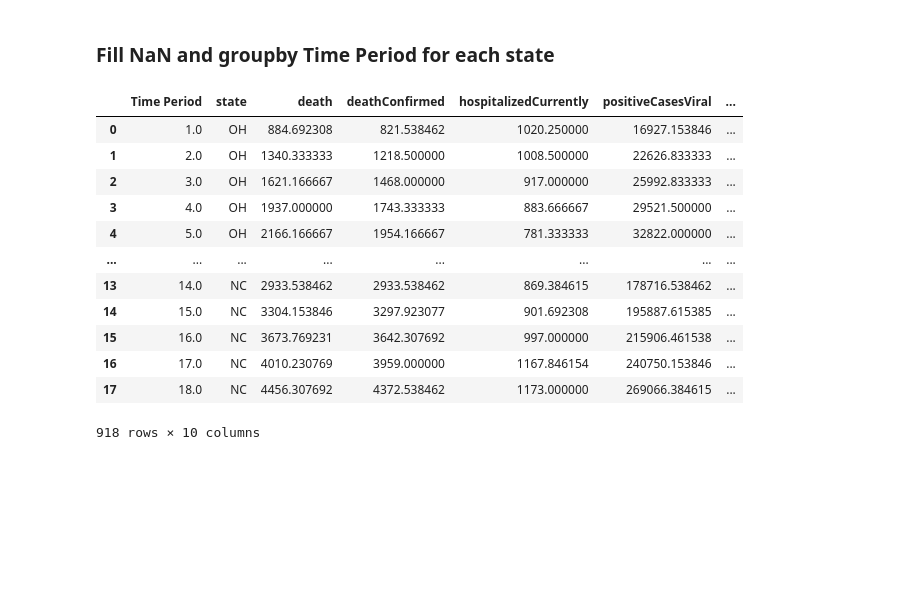
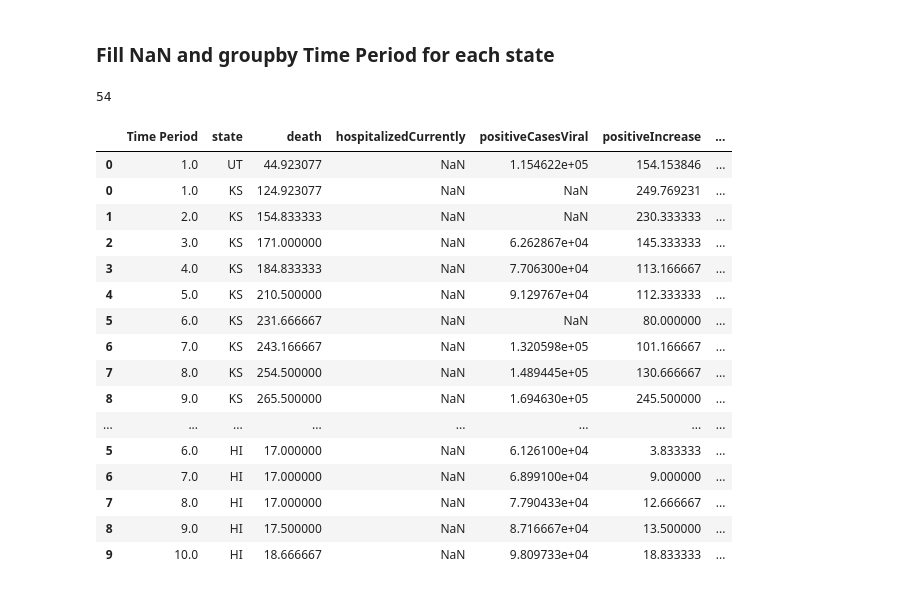
Before and after one commit to sheehy98/CovidMHealth, a Jupyter notebook: clean_data.ipynb, the cells around one changed output. Drawn from its saved outputs; the diff is of its cells as text; code cells hidden in the pictures; blank space fills up the shorter version.

Commit message:
+ Cleaning null values

```diff
--- a/clean_data.ipynb
+++ b/clean_data.ipynb
@@ -168,19 +119,10 @@ for state in final_states:
     state_data = state_data.groupby(['Time Period', 'state']).mean().reset_index()
     clean_data.append(state_data)
 clean_df = pd.concat(clean_data)
+
+clean_df["death"] = clean_df[["death", "deathConfirmed"]].max(axis=1)
+clean_df["positiveCasesViral"] = clean_df[["positiveCasesViral", "totalTestsViral", "totalTestsPeopleViral"]].max(axis=1)
+clean_df = clean_df.drop(columns=["deathConfirmed", "totalTestsViral", "totalTestsPeopleViral"])
+clean_df.isnull().sum().sum()
+# %% [output]
+54
-# %%
-clean_df
-# %% [output]
-|  | Time Period | state | death | deathConfirmed | hospitalizedCurrently | positiveCasesViral | ... |
-| 0 | 1.0 | OH | 884.692308 | 821.538462 | 1020.250000 | 16927.153846 | ... |
-| 1 | 2.0 | OH | 1340.333333 | 1218.500000 | 1008.500000 | 22626.833333 | ... |
-| 2 | 3.0 | OH | 1621.166667 | 1468.000000 | 917.000000 | 25992.833333 | ... |
-| 3 | 4.0 | OH | 1937.000000 | 1743.333333 | 883.666667 | 29521.500000 | ... |
-| 4 | 5.0 | OH | 2166.166667 | 1954.166667 | 781.333333 | 32822.000000 | ... |
-| ... | ... | ... | ... | ... | ... | ... | ... |
-| 13 | 14.0 | NC | 2933.538462 | 2933.538462 | 869.384615 | 178716.538462 | ... |
-| 14 | 15.0 | NC | 3304.153846 | 3297.923077 | 901.692308 | 195887.615385 | ... |
-| 15 | 16.0 | NC | 3673.769231 | 3642.307692 | 997.000000 | 215906.461538 | ... |
-| 16 | 17.0 | NC | 4010.230769 | 3959.000000 | 1167.846154 | 240750.153846 | ... |
-| 17 | 18.0 | NC | 4456.307692 | 4372.538462 | 1173.000000 | 269066.384615 | ... |
-918 rows × 10 columns
@@ -188,0 +129,20 @@ clean_df.to_csv("Clean_Data/clean_covid_data.csv")
+# %%
+clean_df[clean_df["hospitalizedCurrently"].isnull()]
+# %% [output]
+|  | Time Period | state | death | hospitalizedCurrently | positiveCasesViral | positiveIncrease | ... |
+| 0 | 1.0 | UT | 44.923077 | NaN | 1.154622e+05 | 154.153846 | ... |
+| 0 | 1.0 | KS | 124.923077 | NaN | NaN | 249.769231 | ... |
+| 1 | 2.0 | KS | 154.833333 | NaN | NaN | 230.333333 | ... |
+| 2 | 3.0 | KS | 171.000000 | NaN | 6.262867e+04 | 145.333333 | ... |
+| 3 | 4.0 | KS | 184.833333 | NaN | 7.706300e+04 | 113.166667 | ... |
+| 4 | 5.0 | KS | 210.500000 | NaN | 9.129767e+04 | 112.333333 | ... |
+| 5 | 6.0 | KS | 231.666667 | NaN | NaN | 80.000000 | ... |
+| 6 | 7.0 | KS | 243.166667 | NaN | 1.320598e+05 | 101.166667 | ... |
+| 7 | 8.0 | KS | 254.500000 | NaN | 1.489445e+05 | 130.666667 | ... |
+| 8 | 9.0 | KS | 265.500000 | NaN | 1.694630e+05 | 245.500000 | ... |
+| ... | ... | ... | ... | ... | ... | ... | ... |
+| 5 | 6.0 | HI | 17.000000 | NaN | 6.126100e+04 | 3.833333 | ... |
+| 6 | 7.0 | HI | 17.000000 | NaN | 6.899100e+04 | 9.000000 | ... |
+| 7 | 8.0 | HI | 17.000000 | NaN | 7.790433e+04 | 12.666667 | ... |
+| 8 | 9.0 | HI | 17.500000 | NaN | 8.716667e+04 | 13.500000 | ... |
+| 9 | 10.0 | HI | 18.666667 | NaN | 9.809733e+04 | 18.833333 | ... |
```
Also changed, not shown: parts of 4 cells of this notebook.
